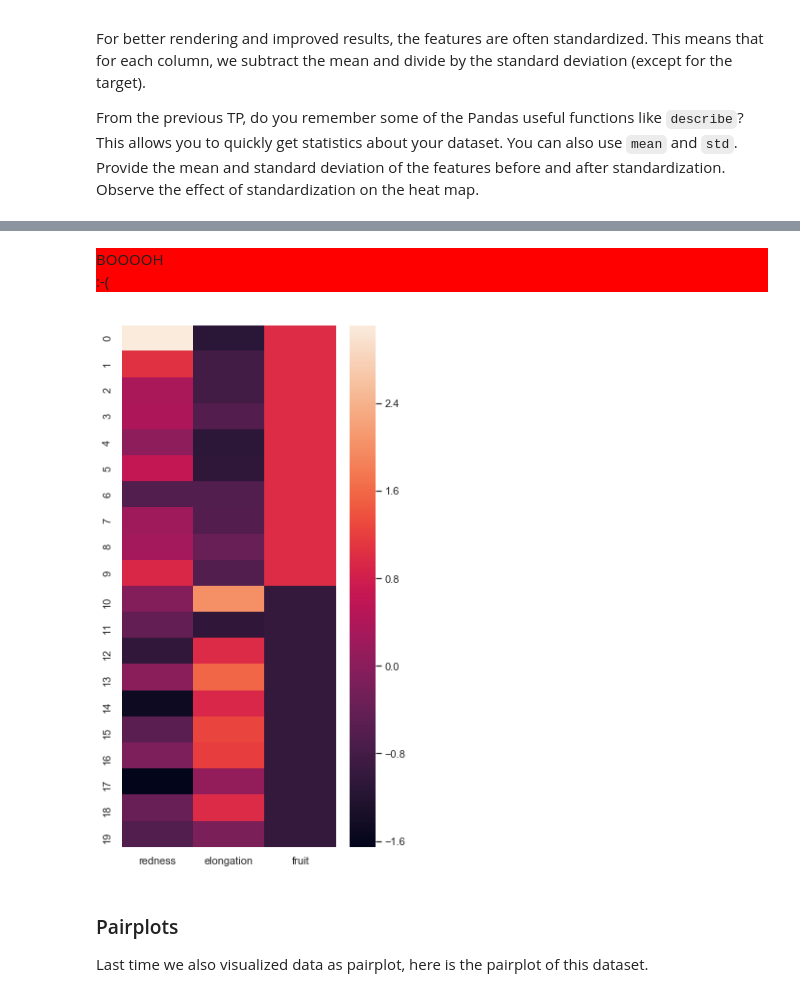
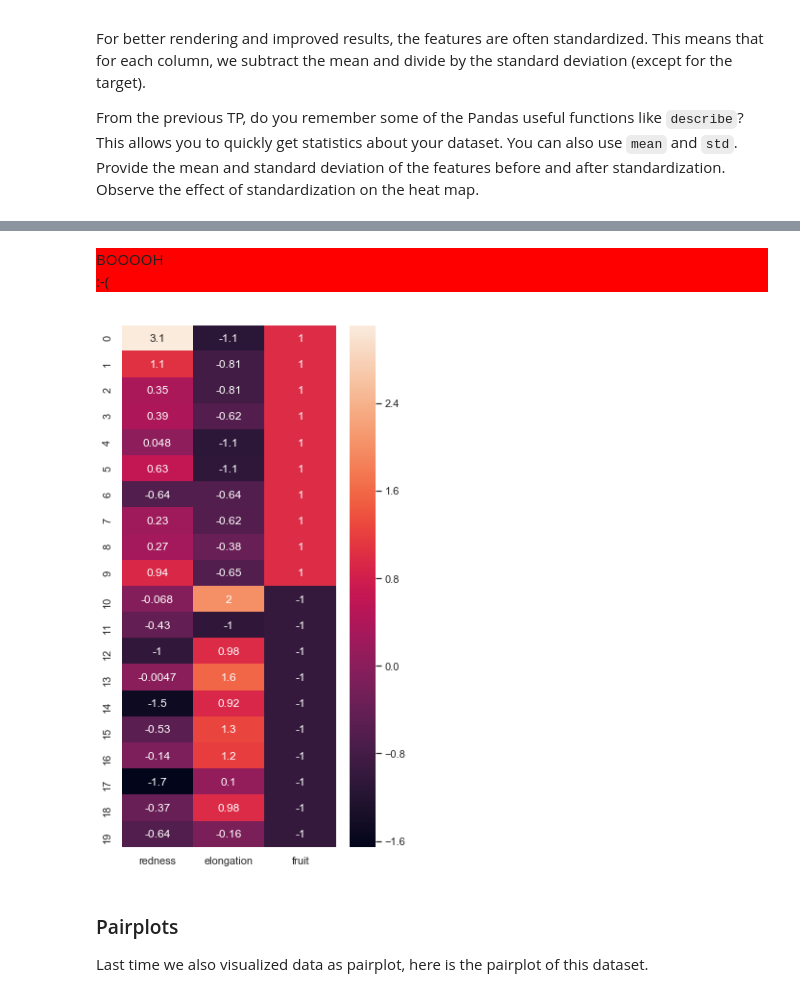
Before and after one commit to SamuelKol/info232, a Jupyter notebook: TP1/TP1.ipynb, the cells around one changed output, grey strips where cells are left out. Drawn from its saved outputs; the diff is of its cells as text; code cells hidden in the pictures.

```diff
--- a/TP1/TP1.ipynb
+++ b/TP1/TP1.ipynb
@@ -225,0 +231,4 @@ def rednessOf(M):
+# %%
+def rednessOf(R, G, B):
+    D = np.array(R - (( G + B ) / 2.)).astype(float)
+    return np.mean(D)
@@ -226,8 +249,11 @@ def rednessOf(M):
 # %%
-def rednessOf2(M):
-    R = np.array(M[0:, 0:, 0]).astype(float)
-    G = np.array(M[0:, 0:, 1]).astype(float)
-    B = np.array(M[0:, 0:, 2]).astype(float)
+### Answer to question 5
+question = 5
 
-    D = R - (G + B) / 2.
-    return np.mean(D)
+def extract_features(M, verbose = True):
+    R = np.array(M[:, :, 0]).astype(float)
+    G = np.array(M[:, :, 1]).astype(float)
+    B = np.array(M[:, :, 2]).astype(float)
+    redness = rednessOf(R, G, B)
+    elongation = calcElongation(R, G, B)
+    return [redness, elongation]
@@ -252,11 +260,3 @@ def calcElongation(M):
-# %%
-### Answer to question 5
-question = 5
-
-def extract_features(M, verbose = True):
-    redness = rednessOf2(M)
-    elongation = calcElongation(M)
-    return [redness, elongation]
 # %% [markdown]
 ## Preprocess and visualize all the data
 To go a little bit faster, we give you the code to preprocess all the dataset in the next few cells. Check that you understand it.
@@ -367,15 +346,14 @@ X = scaler.fit_transform(_X)
 XY = pd.DataFrame(np.append(X, Y, axis=1), columns=['redness', 'elongation', 'fruit'])
 
 # Change this code to make this heatmap look like the one in class
-fig=plt.figure(figsize=(5,10))
-sns.heatmap(XY)
-
+fig = plt.figure(figsize=(5,10))
+sns.heatmap(XY, annot = True)
 
 # Put your answers to question 6 here
-redness_mean_before, elongation_mean_before = 13.864404, 1.312369
-redness_std_before, elongation_std_before = 23.147765, 0.396518
-redness_mean_after, elongation_mean_after = 7.771561e-17, 1.040834e-16
-redness_std_after, elongation_std_after = 1.025978e+00, 1.025978e+00
+redness_mean_before, elongation_mean_before = _XY.mean()[0], _XY.mean()[1]
+redness_std_before, elongation_std_before = _XY.std()[0], _XY.std()[1]
+redness_mean_after, elongation_mean_after = XY.mean()[0], XY.mean()[1]
+redness_std_after, elongation_std_after = XY.std()[0], XY.std()[1]
 
 print("** BEFORE **")
 print("redness: mean={0:5.2f}, std={1:5.2f}".format(redness_mean_before, redness_std_before))
@@ -400,6 +378,6 @@ elongation: mean= 0.00, std= 1.03
 BOOOOH
 :-(
-[figure, old version]
+[figure, new version]
 # %% [markdown]
 ### Pairplots
 Last time we also visualized data as pairplot, here is the pairplot of this dataset.
```
Also changed, not shown: parts of 36 cells of this notebook, 1 other file.
